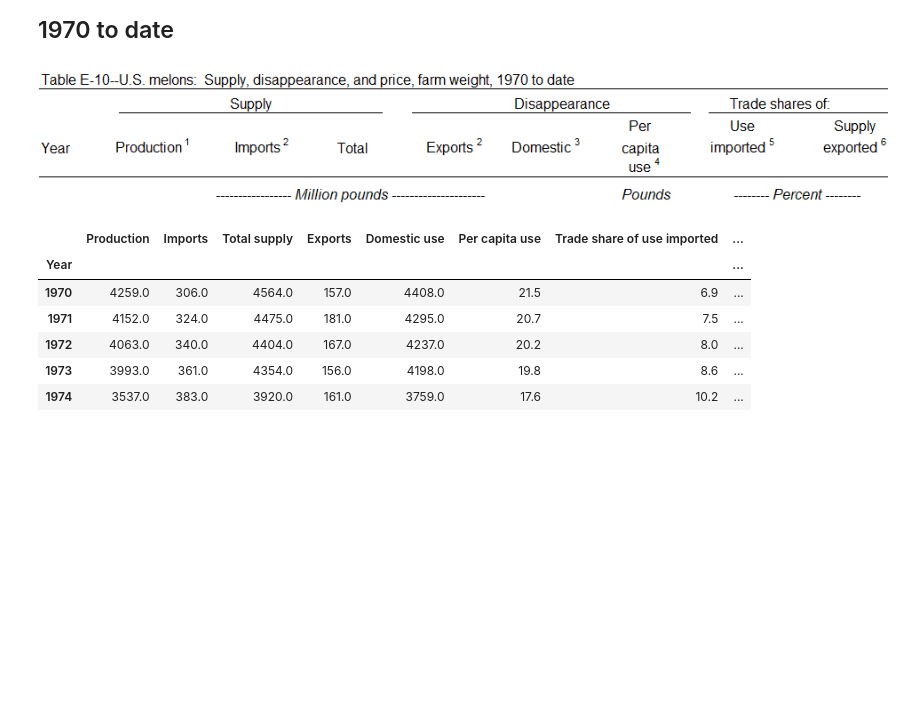
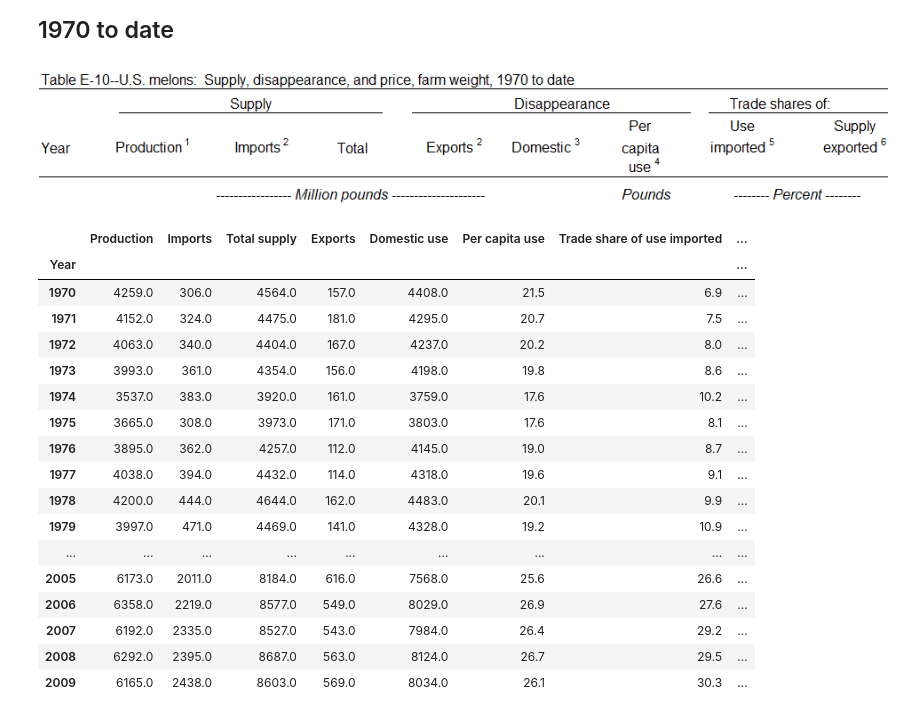
Before and after one commit to haoyuzhang89/w200-Project-US-Diet-Trends-1970-to-2019, a Jupyter notebook: Fruit/Fruit Supply and Utilization G.ipynb, the cells around one changed output. Cells and saved outputs as stored; diff of their text form; code cells hidden in the pictures; blank space fills up the shorter version.

```diff
--- a/Fruit/Fruit Supply and Utilization G.ipynb
+++ b/Fruit/Fruit Supply and Utilization G.ipynb
@@ -305,16 +316,27 @@ df_e10.to_csv('dataframe/E10_df.csv')
 # %%
 df_e10 = pd.read_csv('dataframe/E10_df.csv')  # after the second time
 df_e10.set_index('Year',inplace = True)
 #fruit_yr.index = fruit_yr.index.map(str)
 #print(fruit_yr.columns)
 
-df_e10.head(5)
+df_e10.head(40)
 # %% [output]
 |  | Production | Imports | Total supply | Exports | Domestic use | Per capita use | Trade share of use imported | ... |
 | Year |  |  |  |  |  |  |  | ... |
 | 1970 | 4259.0 | 306.0 | 4564.0 | 157.0 | 4408.0 | 21.5 | 6.9 | ... |
 | 1971 | 4152.0 | 324.0 | 4475.0 | 181.0 | 4295.0 | 20.7 | 7.5 | ... |
 | 1972 | 4063.0 | 340.0 | 4404.0 | 167.0 | 4237.0 | 20.2 | 8.0 | ... |
 | 1973 | 3993.0 | 361.0 | 4354.0 | 156.0 | 4198.0 | 19.8 | 8.6 | ... |
 | 1974 | 3537.0 | 383.0 | 3920.0 | 161.0 | 3759.0 | 17.6 | 10.2 | ... |
+| 1975 | 3665.0 | 308.0 | 3973.0 | 171.0 | 3803.0 | 17.6 | 8.1 | ... |
+| 1976 | 3895.0 | 362.0 | 4257.0 | 112.0 | 4145.0 | 19.0 | 8.7 | ... |
+| 1977 | 4038.0 | 394.0 | 4432.0 | 114.0 | 4318.0 | 19.6 | 9.1 | ... |
+| 1978 | 4200.0 | 444.0 | 4644.0 | 162.0 | 4483.0 | 20.1 | 9.9 | ... |
+| 1979 | 3997.0 | 471.0 | 4469.0 | 141.0 | 4328.0 | 19.2 | 10.9 | ... |
+| ... | ... | ... | ... | ... | ... | ... | ... | ... |
+| 2005 | 6173.0 | 2011.0 | 8184.0 | 616.0 | 7568.0 | 25.6 | 26.6 | ... |
+| 2006 | 6358.0 | 2219.0 | 8577.0 | 549.0 | 8029.0 | 26.9 | 27.6 | ... |
+| 2007 | 6192.0 | 2335.0 | 8527.0 | 543.0 | 7984.0 | 26.4 | 29.2 | ... |
+| 2008 | 6292.0 | 2395.0 | 8687.0 | 563.0 | 8124.0 | 26.7 | 29.5 | ... |
+| 2009 | 6165.0 | 2438.0 | 8603.0 | 569.0 | 8034.0 | 26.1 | 30.3 | ... |
 # %%
```
Also changed, not shown: parts of 11 cells of this notebook, 4 other files.
